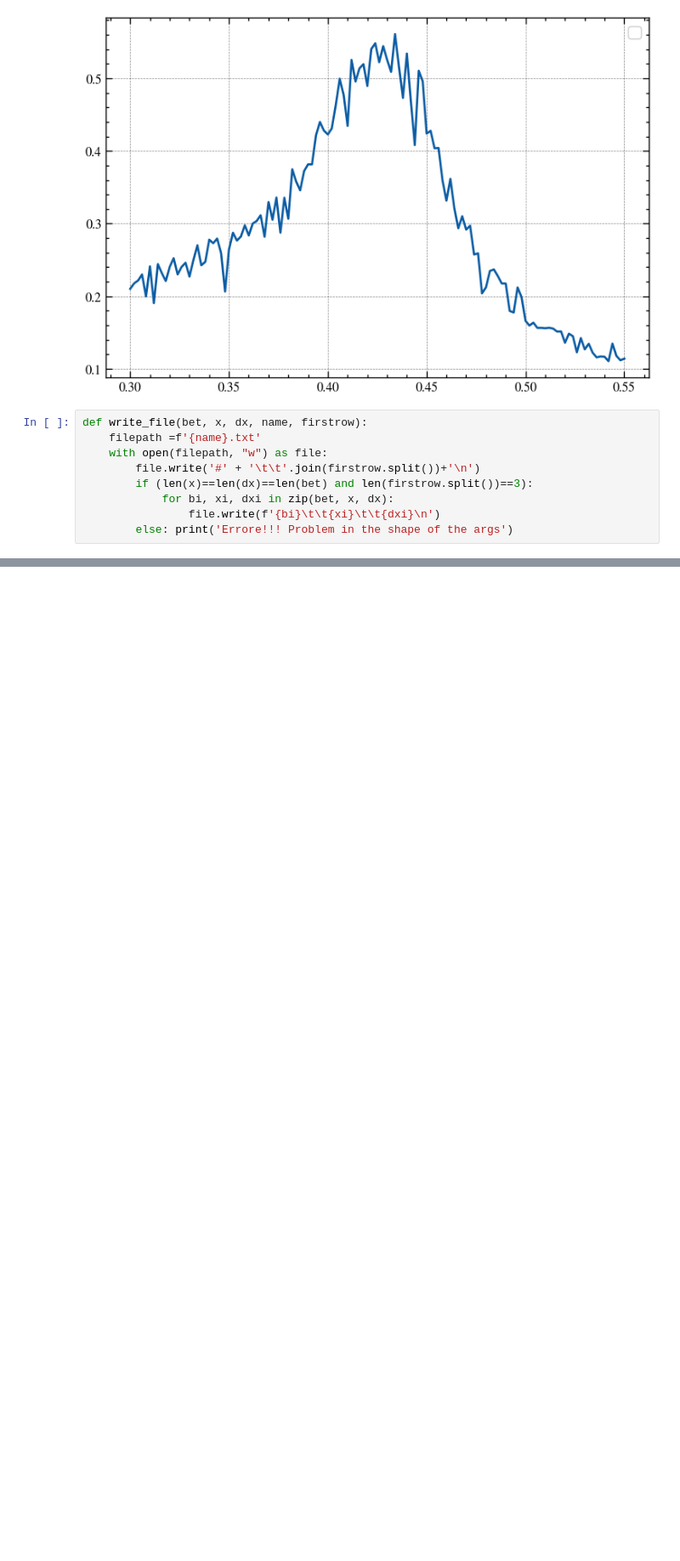
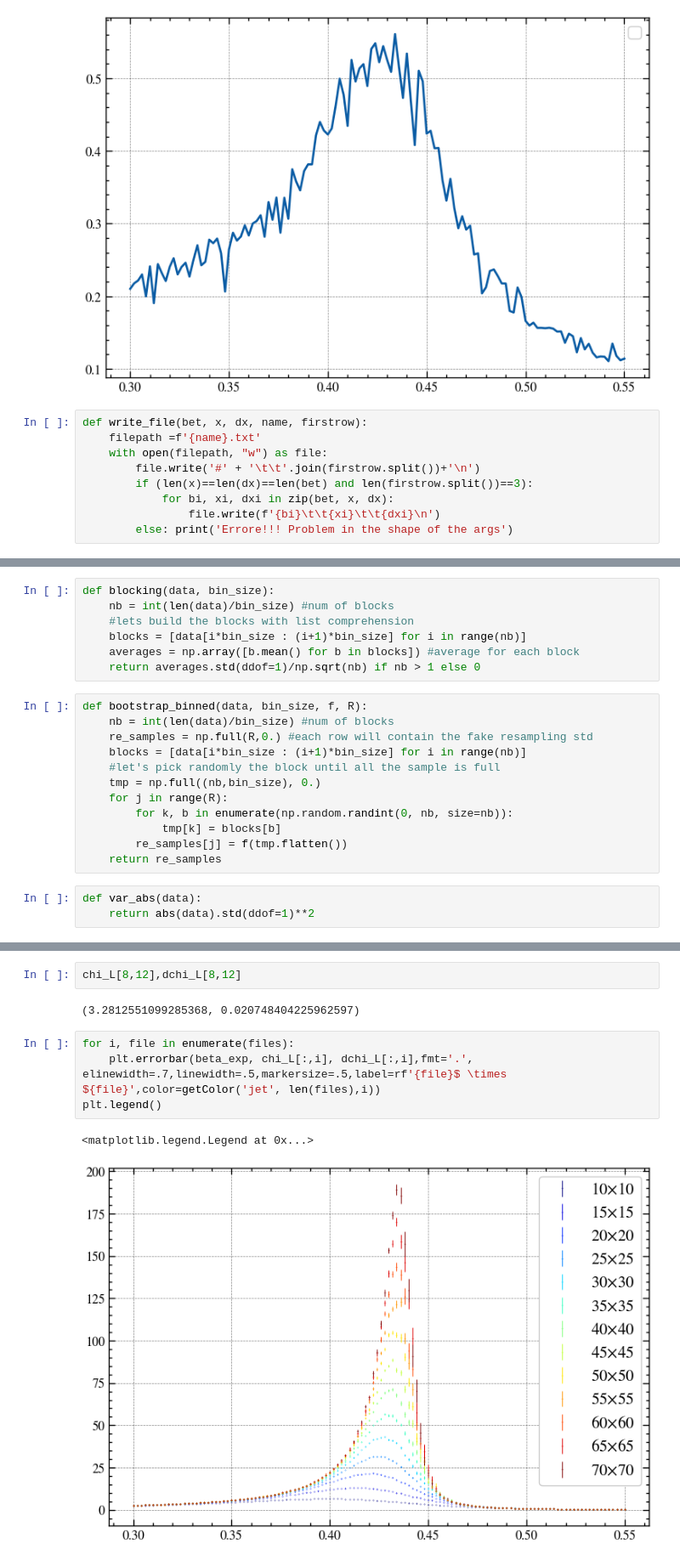
Before and after one commit to roberto-dionisio/numerical_methods, a Jupyter notebook: Ising_model/analysis+term.ipynb, the cells around one changed output, grey strips where cells are left out. Shown at 85% size. Cells and saved outputs as stored; diff of their text form; blank space fills up the shorter version.

Commit message:
added correct bootstrap and blocking method
correct bootstrap rap and blocki

```diff
--- a/Ising_model/analysis+term.ipynb
+++ b/Ising_model/analysis+term.ipynb
@@ -336,0 +376,22 @@ Wall time: 12 ms
+# %%
+def blocking(data, bin_size):
+    nb = int(len(data)/bin_size) #num of blocks
+    #lets build the blocks with list comprehension
+    blocks = [data[i*bin_size : (i+1)*bin_size] for i in range(nb)]
+    averages = np.array([b.mean() for b in blocks]) #average for each block
+    return averages.std(ddof=1)/np.sqrt(nb) if nb > 1 else 0
+# %%
+def bootstrap_binned(data, bin_size, f, R):
+    nb = int(len(data)/bin_size) #num of blocks
+    re_samples = np.full(R,0.) #each row will contain the fake resampling std
+    blocks = [data[i*bin_size : (i+1)*bin_size] for i in range(nb)]
+    #let's pick randomly the block until all the sample is full
+    tmp = np.full((nb,bin_size), 0.)
+    for j in range(R):
+        for k, b in enumerate(np.random.randint(0, nb, size=nb)):
+            tmp[k] = blocks[b]
+        re_samples[j] = f(tmp.flatten())
+    return re_samples
+# %%
+def var_abs(data):
+    return abs(data).std(ddof=1)**2
@@ -336,0 +443,11 @@ Wall time: 12 ms
+# %%
+chi_L[8,12],dchi_L[8,12]
+# %% [output]
+(3.2812551099285368, 0.020748404225962597)
+# %%
+for i, file in enumerate(files):
+    plt.errorbar(beta_exp, chi_L[:,i], dchi_L[:,i],fmt='.', elinewidth=.7,linewidth=.5,markersize=.5,label=rf'{file}$ \times ${file}',color=getColor('jet', len(files),i))
+plt.legend()
+# %% [output]
+<matplotlib.legend.Legend at 0x...>
+[figure, added]
```
Also changed, not shown: parts of 19 cells of this notebook.
